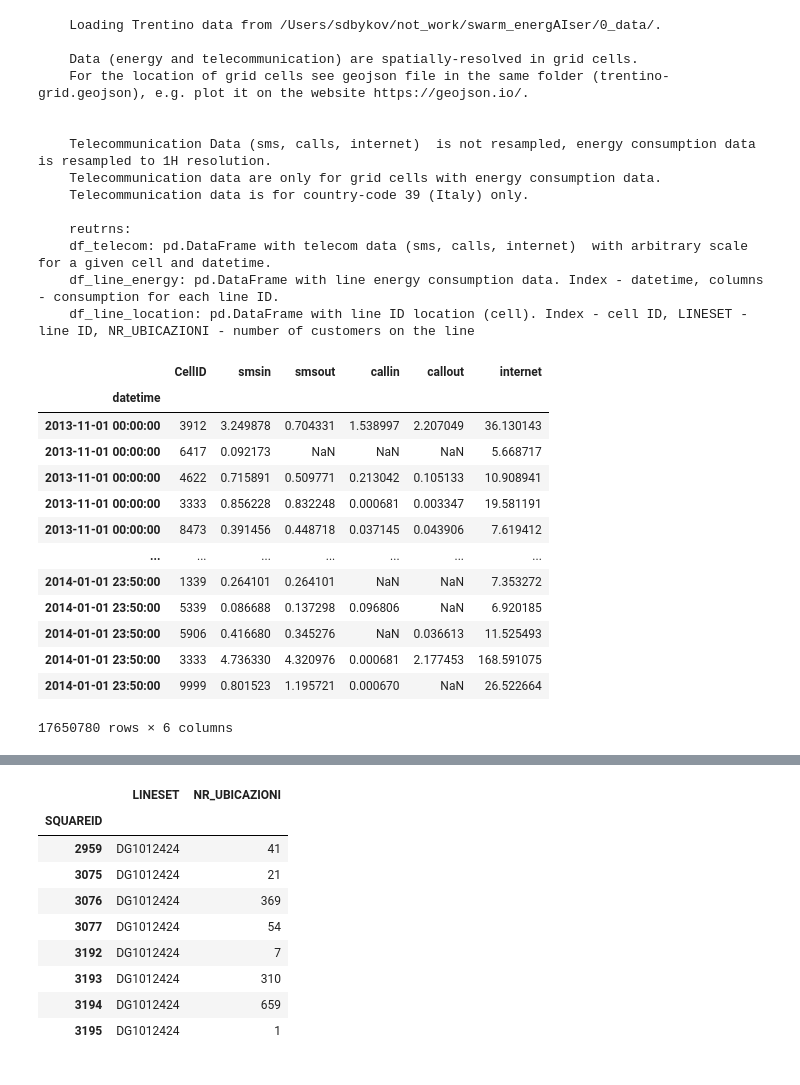
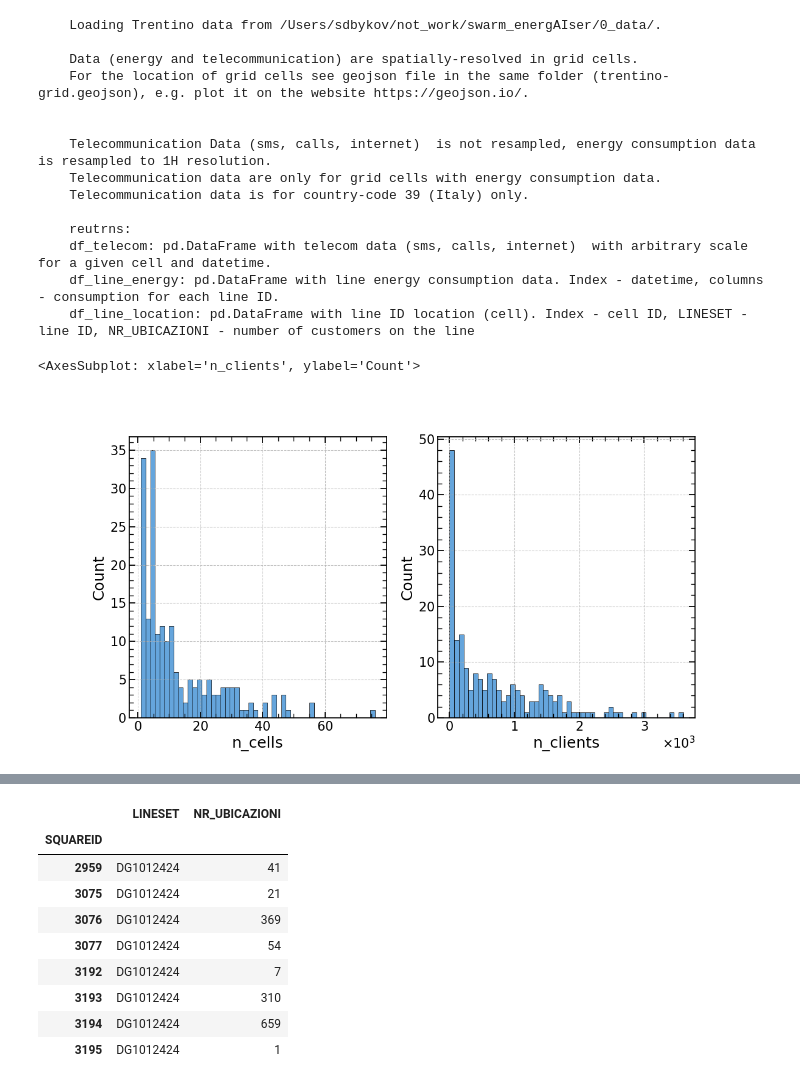
Before and after one commit to SergeiDBykov/swarm_energAIser, a Jupyter notebook: 1_exploratory_analysis/3_trentino/1_trentino_eda.ipynb, the cells around one changed output, grey strips where cells are left out. Saved outputs shown, nothing was run; the diff lists cells and outputs as text; code cells hidden in the pictures.

```diff
--- a/1_exploratory_analysis/3_trentino/1_trentino_eda.ipynb
+++ b/1_exploratory_analysis/3_trentino/1_trentino_eda.ipynb
@@ -34,20 +34,16 @@ telecom,energy,lines = read_trentino()
     df_telecom: pd.DataFrame with telecom data (sms, calls, internet)  with arbitrary scale for a given cell and datetime.
     df_line_energy: pd.DataFrame with line energy consumption data. Index - datetime, columns - consumption for each line ID.
     df_line_location: pd.DataFrame with line ID location (cell). Index - cell ID, LINESET - line ID, NR_UBICAZIONI - number of customers on the line
-# %%
-telecom
-# %% [output]
-|  | CellID | smsin | smsout | callin | callout | internet |
-| datetime |  |  |  |  |  |  |
-| 2013-11-01 00:00:00 | 3912 | 3.249878 | 0.704331 | 1.538997 | 2.207049 | 36.130143 |
-| 2013-11-01 00:00:00 | 6417 | 0.092173 | NaN | NaN | NaN | 5.668717 |
-| 2013-11-01 00:00:00 | 4622 | 0.715891 | 0.509771 | 0.213042 | 0.105133 | 10.908941 |
-| 2013-11-01 00:00:00 | 3333 | 0.856228 | 0.832248 | 0.000681 | 0.003347 | 19.581191 |
-| 2013-11-01 00:00:00 | 8473 | 0.391456 | 0.448718 | 0.037145 | 0.043906 | 7.619412 |
-| ... | ... | ... | ... | ... | ... | ... |
-| 2014-01-01 23:50:00 | 1339 | 0.264101 | 0.264101 | NaN | NaN | 7.353272 |
-| 2014-01-01 23:50:00 | 5339 | 0.086688 | 0.137298 | 0.096806 | NaN | 6.920185 |
-| 2014-01-01 23:50:00 | 5906 | 0.416680 | 0.345276 | NaN | 0.036613 | 11.525493 |
-| 2014-01-01 23:50:00 | 3333 | 4.736330 | 4.320976 | 0.000681 | 2.177453 | 168.591075 |
-| 2014-01-01 23:50:00 | 9999 | 0.801523 | 1.195721 | 0.000670 | NaN | 26.522664 |
-17650780 rows × 6 columns
+# %%
+grouped = lines.reset_index(inplace = False, drop = False).groupby('LINESET').agg({'SQUAREID':'count', 'NR_UBICAZIONI':'sum'})
+grouped.sort_values('NR_UBICAZIONI', ascending = True, inplace = True)
+grouped.rename(columns = {'SQUAREID':'n_cells', 'NR_UBICAZIONI':'n_clients'}, inplace = True)
+
+
+fig,  [ax1, ax2] =  plt.subplots(1,2,  figsize = (12,6))
+
+sns.histplot(x = 'n_cells', data = grouped, ax = ax1, bins = 50)
+sns.histplot(x = 'n_clients', data = grouped, ax = ax2, bins = 50)
+# %% [output]
+<AxesSubplot: xlabel='n_clients', ylabel='Count'>
+[figure, added]
```
Also changed, not shown: parts of 4 cells of this notebook, 3 other files.
